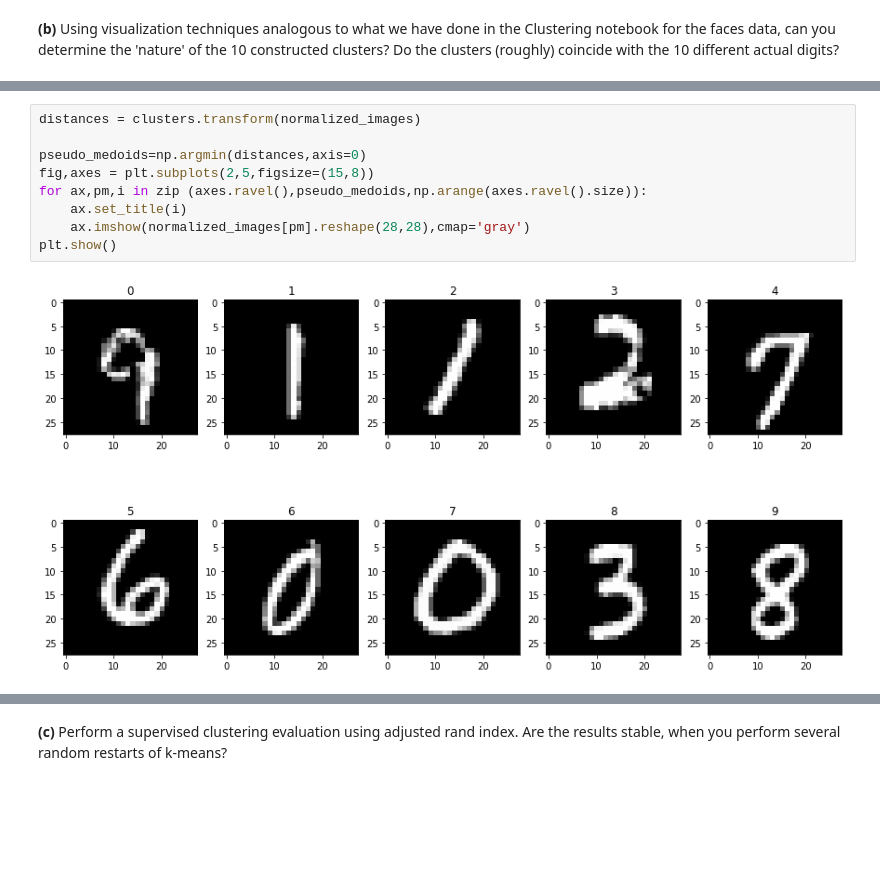
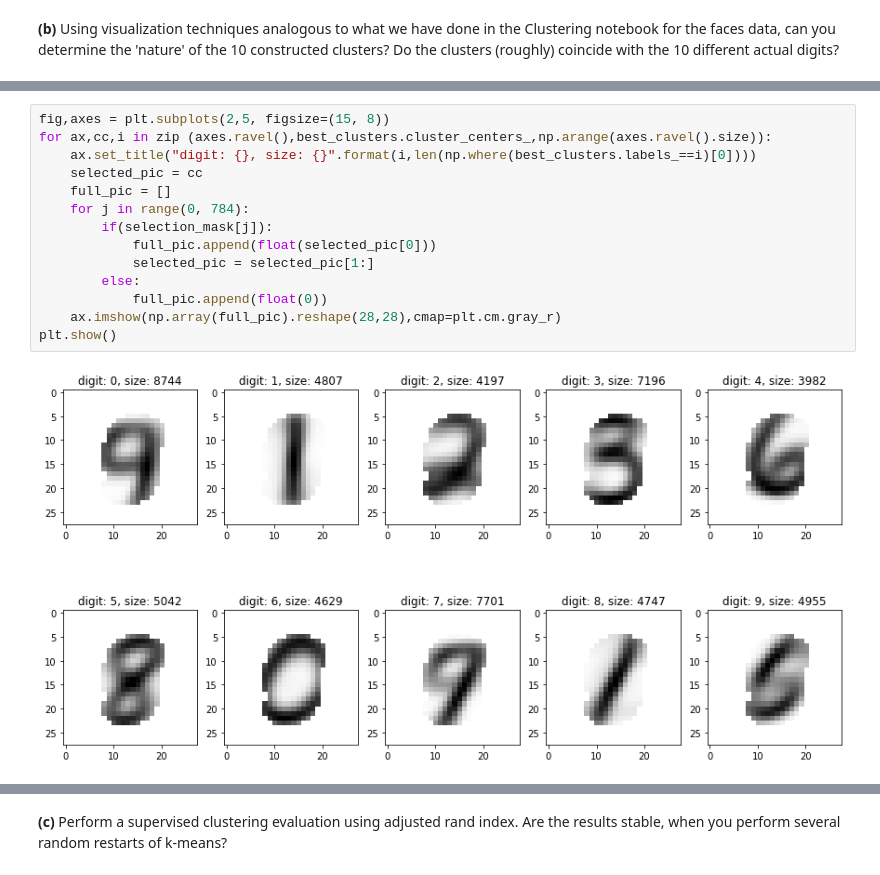
Before and after one commit to Beadhangerone/MAL, a Jupyter notebook: MAL1 Project 2022.ipynb, the cells around one changed output, grey strips where cells are left out. Cells and saved outputs as stored; diff of their text form; blank space fills up the shorter version.

```diff
--- a/MAL1 Project 2022.ipynb
+++ b/MAL1 Project 2022.ipynb
@@ -438,11 +1350,16 @@ plt.show()
-# %%
-distances = clusters.transform(normalized_images)
-
-pseudo_medoids=np.argmin(distances,axis=0)
-fig,axes = plt.subplots(2,5,figsize=(15,8))
-for ax,pm,i in zip (axes.ravel(),pseudo_medoids,np.arange(axes.ravel().size)):
-    ax.set_title(i)
-    ax.imshow(normalized_images[pm].reshape(28,28),cmap='gray')
-plt.show()
-# %% [output]
-[figure, removed]
+# %%
+fig,axes = plt.subplots(2,5, figsize=(15, 8))
+for ax,cc,i in zip (axes.ravel(),best_clusters.cluster_centers_,np.arange(axes.ravel().size)):
+    ax.set_title("digit: {}, size: {}".format(i,len(np.where(best_clusters.labels_==i)[0])))
+    selected_pic = cc
+    full_pic = []
+    for j in range(0, 784):
+        if(selection_mask[j]):
+            full_pic.append(float(selected_pic[0]))
+            selected_pic = selected_pic[1:]
+        else:
+            full_pic.append(float(0))
+    ax.imshow(np.array(full_pic).reshape(28,28),cmap=plt.cm.gray_r)
+plt.show()
+# %% [output]
+[figure, added]
```
Also changed, not shown: parts of 123 cells of this notebook.
